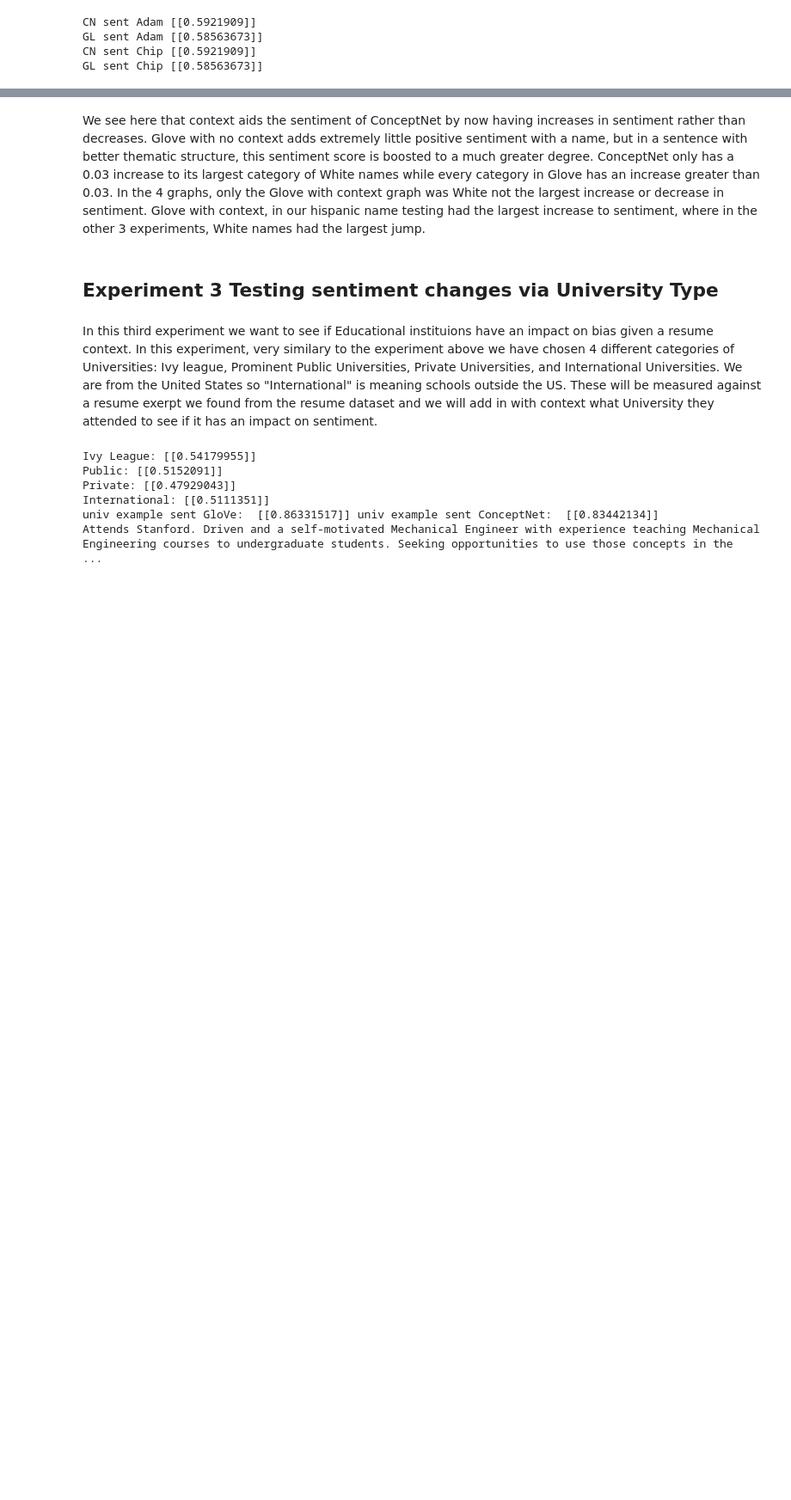
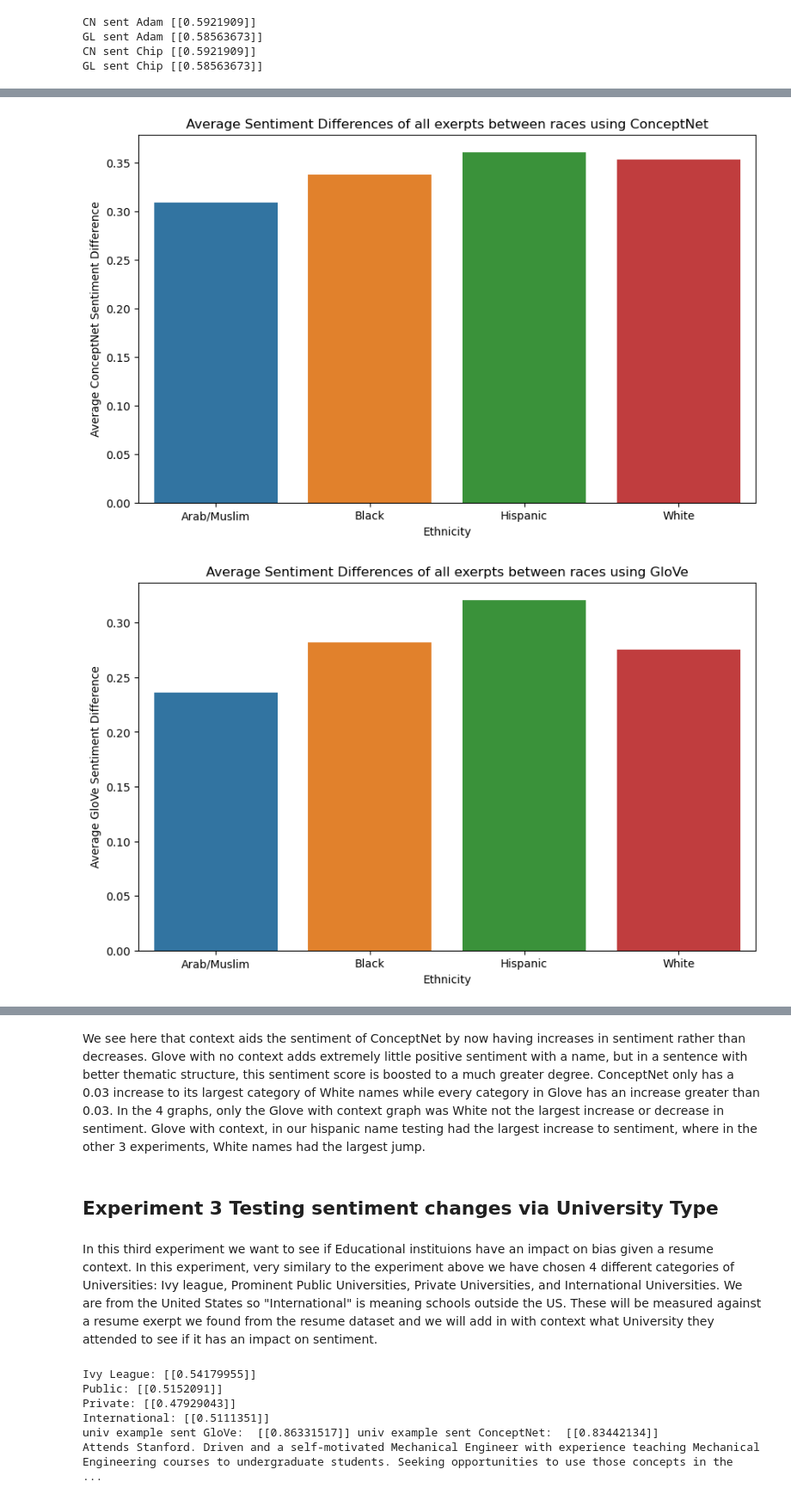
Before and after one commit to lattiric/ML_NN_Final_Proj, a Jupyter notebook: lab_final.ipynb, the cells around one changed output, grey strips where cells are left out. Shown at 86% size. Cells and saved outputs as stored; diff of their text form; code cells hidden in the pictures; blank space fills up the shorter version.

```diff
--- a/lab_final.ipynb
+++ b/lab_final.ipynb
@@ -967,0 +1000,24 @@ Alejandro has over 29 years of progressive experience in the electrical, communi
+# %%
+grouped_data = sent_diff_df.groupby('Ethnicity')
+
+# Calculate the average sentiment difference for each racial group across all excerpts
+average_sentiment_difference = grouped_data.mean().reset_index()
+
+# Plotting the average sentiment difference for ConceptNet
+plt.figure(figsize=(10, 6))
+sns.barplot(data=average_sentiment_difference, x='Ethnicity', y='Sentiment_Difference_ConceptNet')
+plt.title("Average Sentiment Differences of all exerpts between races using ConceptNet")
+plt.xlabel('Ethnicity')
+plt.ylabel('Average ConceptNet Sentiment Difference')
+plt.show()
+
+# Plotting the average sentiment difference for GloVe
+plt.figure(figsize=(10, 6))
+sns.barplot(data=average_sentiment_difference, x='Ethnicity', y='Sentiment_Difference_GloVe')
+plt.title("Average Sentiment Differences of all exerpts between races using GloVe")
+plt.xlabel('Ethnicity')
+plt.ylabel('Average GloVe Sentiment Difference')
+plt.show()
+# %% [output]
+[figure, added]
+[figure, added]
```
Also changed, not shown: parts of 14 cells of this notebook.
